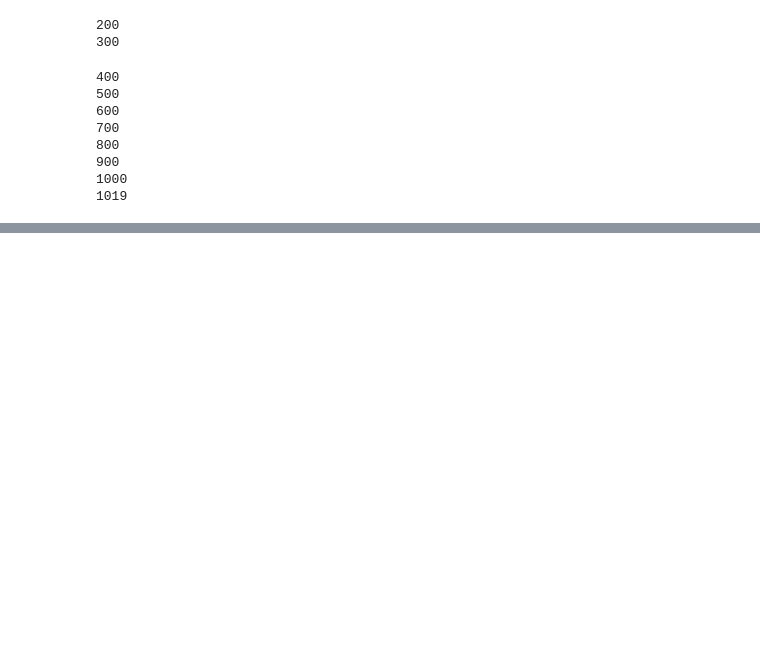
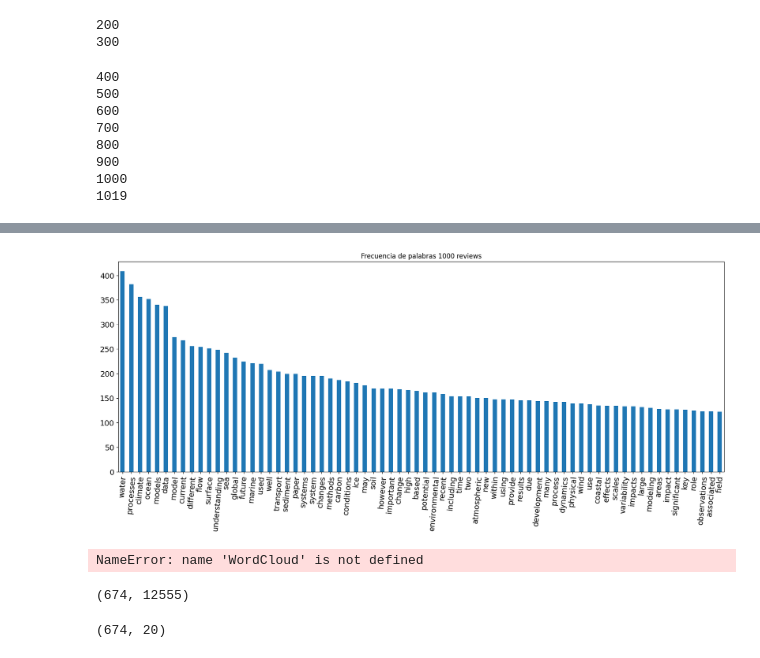
Before and after one commit to gacuervol/webscrapping_bots, a Jupyter notebook: modelo_topicos.ipynb, the cells around one changed output, grey strips where cells are left out. Saved outputs shown, nothing was run; the diff lists cells and outputs as text; code cells hidden in the pictures; blank space fills up the shorter version.

Commit message:
lda implemented without wordcloud

```diff
--- a/modelo_topicos.ipynb
+++ b/modelo_topicos.ipynb
@@ -134,0 +149,23 @@ df.to_csv('abstract_pln.csv')
+# %%
+# Creamos nuestro corpus
+corpus = abstracts
+# %%
+# Definimos el tokenizador
+wpt = nltk.WordPunctTokenizer()
+# Definimos las stopwords
+nltk.download("stopwords")
+stop_words = nltk.corpus.stopwords.words('english')
+stop_words.extend(['review', 'highlight', 'highlights', 'research', 'study', 'studies', 'also'])
+
+# Definimos el preprocesamiento
+def preprocess(doc):
+    # Se eliminan caracteres especiales
+    doc = re.sub(r'[^a-zA-Z\s]', '', doc)
+    # Se convierten los téxtos a minúsculas
+    doc = doc.lower().strip()
+    tokens = wpt.tokenize(doc)
+    # Se eliminan las stopwords
+    tokens = [token for token in tokens
+              if token not in stop_words and len(token) > 2]
+    # Retornamos una versión filtrada del texto
+    return ' '.join(tokens)
@@ -134,0 +175,4 @@ df.to_csv('abstract_pln.csv')
+# %%
+# Preprocesamos el texto
+norm_corpus = list(map(preprocess, corpus))
+norm_corpus[0]
@@ -134,0 +211,26 @@ df.to_csv('abstract_pln.csv')
+# %%
+# Definimos el tokenizador
+tokenizer = nltk.WordPunctTokenizer()
+# Toquenizamos por palabra
+word_tokens = tokenizer.tokenize(' '.join(norm_corpus))
+# Creamos un grafico de frecuencias de palabras
+frec_words = FreqDist(word_tokens)
+fig = plt.figure(figsize =(20, 7))
+pd.Series(dict(frec_words)).sort_values(ascending=False)[:70].plot(kind='bar', rot=85, fontsize=14,
+                                                                 title='Frecuencia de palabras 1000 reviews');
+# %% [output]
+[figure, added]
+# %%
+# Unimos el corpus en un string
+long_string = ','.join(norm_corpus)
+# Creamos un objeto wordcloud
+wordcloud = WordCloud(background_color="white", max_words=5000, contour_width=3, contour_color='steelblue')
+# Generamos una wordcloud
+wordcloud = wordcloud.generate(long_string)
+# Visualizamos el wordcloud
+plt.figure(figsize=(15, 15))
+plt.imshow(wordcloud)
+plt.axis('off')
+plt.show()
+# %% [output]
+NameError: name 'WordCloud' is not defined
@@ -134,0 +246,6 @@ df.to_csv('abstract_pln.csv')
+# %%
+# Bolsa de palabras
+X_bow, bow = feature_extraction(norm_corpus)
+X_bow.shape
+# %% [output]
+(674, 12555)
@@ -134,0 +259,5 @@ df.to_csv('abstract_pln.csv')
+# %%
+features_lda = lda.transform(X_bow)
+print(features_lda.shape)
+# %% [output]
+(674, 20)
```
Also changed, not shown: parts of 17 cells of this notebook, 2 other files.
